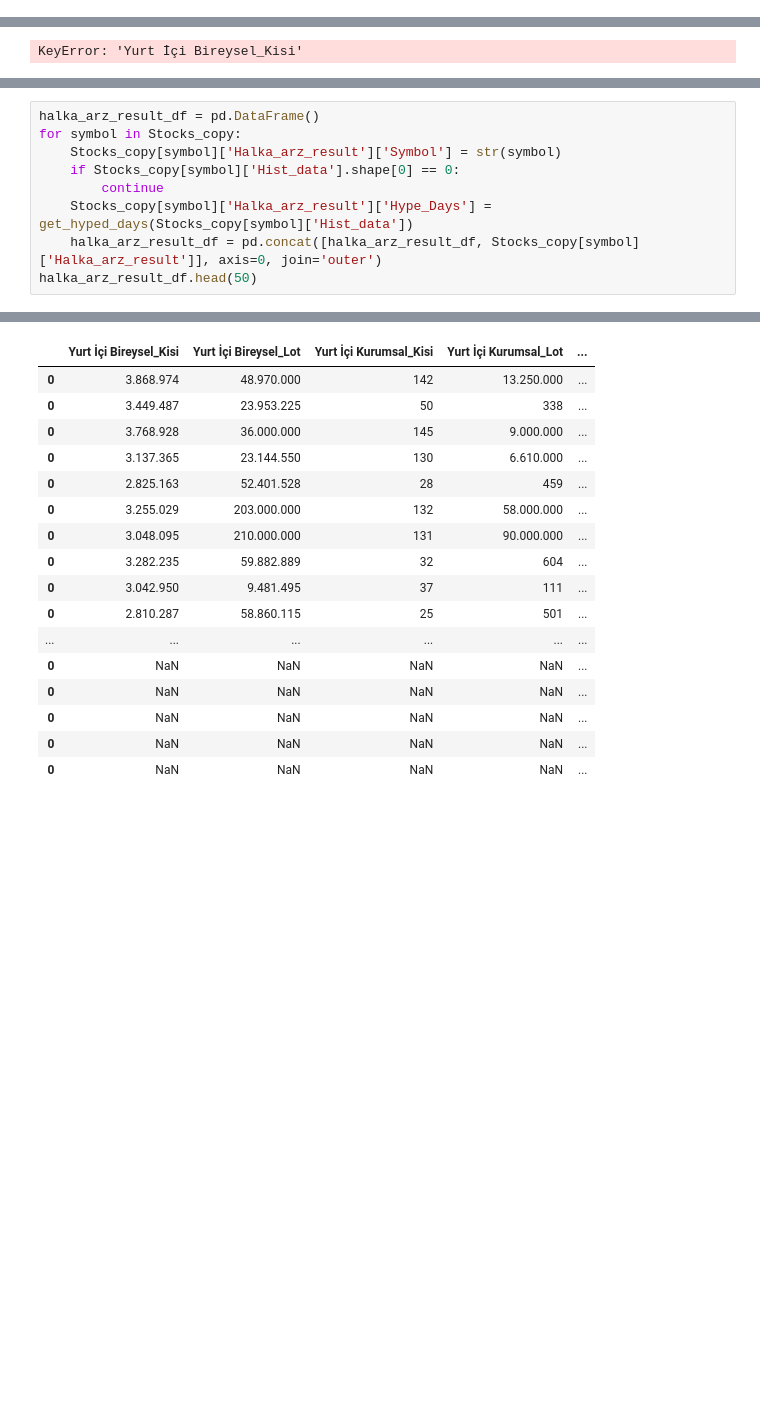
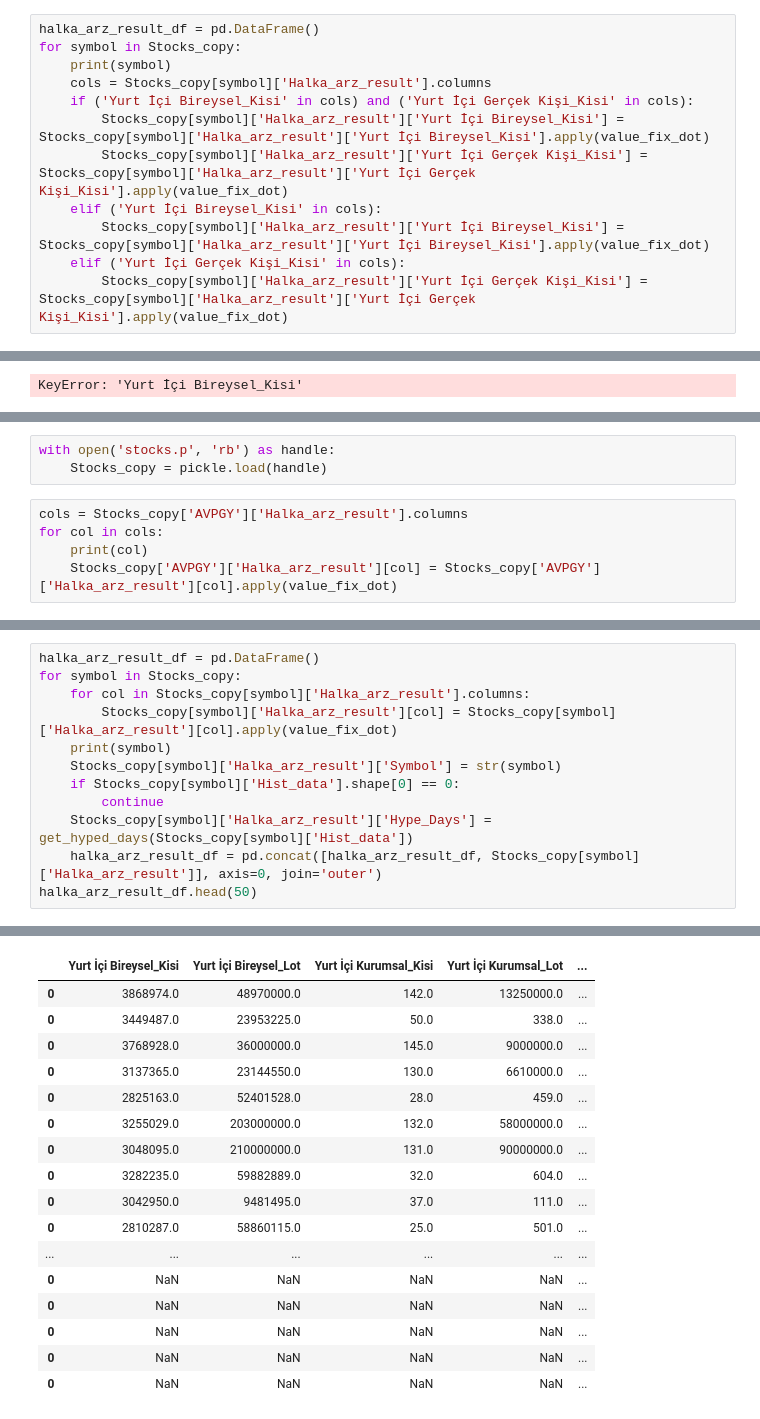
Before and after one commit to uguratli/HalkaArz, a Jupyter notebook: Halka_arz_lab.ipynb, the cells around one changed output, grey strips where cells are left out. Drawn from its saved outputs; the diff is of its cells as text; blank space fills up the shorter version.

```diff
--- a/Halka_arz_lab.ipynb
+++ b/Halka_arz_lab.ipynb
@@ -390,0 +422,12 @@ with open('stocks.p', 'rb') as handle:
+# %%
+halka_arz_result_df = pd.DataFrame()
+for symbol in Stocks_copy:
+    print(symbol)
+    cols = Stocks_copy[symbol]['Halka_arz_result'].columns
+    if ('Yurt İçi Bireysel_Kisi' in cols) and ('Yurt İçi Gerçek Kişi_Kisi' in cols):
+        Stocks_copy[symbol]['Halka_arz_result']['Yurt İçi Bireysel_Kisi'] = Stocks_copy[symbol]['Halka_arz_result']['Yurt İçi Bireysel_Kisi'].apply(value_fix_dot)
+        Stocks_copy[symbol]['Halka_arz_result']['Yurt İçi Gerçek Kişi_Kisi'] = Stocks_copy[symbol]['Halka_arz_result']['Yurt İçi Gerçek Kişi_Kisi'].apply(value_fix_dot)
+    elif ('Yurt İçi Bireysel_Kisi' in cols):
+        Stocks_copy[symbol]['Halka_arz_result']['Yurt İçi Bireysel_Kisi'] = Stocks_copy[symbol]['Halka_arz_result']['Yurt İçi Bireysel_Kisi'].apply(value_fix_dot)
+    elif ('Yurt İçi Gerçek Kişi_Kisi' in cols):
+        Stocks_copy[symbol]['Halka_arz_result']['Yurt İçi Gerçek Kişi_Kisi'] = Stocks_copy[symbol]['Halka_arz_result']['Yurt İçi Gerçek Kişi_Kisi'].apply(value_fix_dot)
@@ -418,0 +496,8 @@ KeyError: 'Yurt İçi Bireysel_Kisi'
+# %%
+with open('stocks.p', 'rb') as handle:
+    Stocks_copy = pickle.load(handle)
+# %%
+cols = Stocks_copy['AVPGY']['Halka_arz_result'].columns
+for col in cols:
+    print(col)
+    Stocks_copy['AVPGY']['Halka_arz_result'][col] = Stocks_copy['AVPGY']['Halka_arz_result'][col].apply(value_fix_dot)
@@ -419,6 +511,9 @@ KeyError: 'Yurt İçi Bireysel_Kisi'
 # %%
 halka_arz_result_df = pd.DataFrame()
 for symbol in Stocks_copy:
+    for col in Stocks_copy[symbol]['Halka_arz_result'].columns:
+        Stocks_copy[symbol]['Halka_arz_result'][col] = Stocks_copy[symbol]['Halka_arz_result'][col].apply(value_fix_dot)
+    print(symbol)
     Stocks_copy[symbol]['Halka_arz_result']['Symbol'] = str(symbol)
     if Stocks_copy[symbol]['Hist_data'].shape[0] == 0:
         continue
@@ -429,14 +541,14 @@ halka_arz_result_df.head(50)
 |  | Yurt İçi Bireysel_Kisi | Yurt İçi Bireysel_Lot | Yurt İçi Kurumsal_Kisi | Yurt İçi Kurumsal_Lot | ... |
-| 0 | 3.868.974 | 48.970.000 | 142 | 13.250.000 | ... |
-| 0 | 3.449.487 | 23.953.225 | 50 | 338 | ... |
-| 0 | 3.768.928 | 36.000.000 | 145 | 9.000.000 | ... |
-| 0 | 3.137.365 | 23.144.550 | 130 | 6.610.000 | ... |
-| 0 | 2.825.163 | 52.401.528 | 28 | 459 | ... |
-| 0 | 3.255.029 | 203.000.000 | 132 | 58.000.000 | ... |
-| 0 | 3.048.095 | 210.000.000 | 131 | 90.000.000 | ... |
-| 0 | 3.282.235 | 59.882.889 | 32 | 604 | ... |
-| 0 | 3.042.950 | 9.481.495 | 37 | 111 | ... |
-| 0 | 2.810.287 | 58.860.115 | 25 | 501 | ... |
+| 0 | 3868974.0 | 48970000.0 | 142.0 | 13250000.0 | ... |
+| 0 | 3449487.0 | 23953225.0 | 50.0 | 338.0 | ... |
+| 0 | 3768928.0 | 36000000.0 | 145.0 | 9000000.0 | ... |
+| 0 | 3137365.0 | 23144550.0 | 130.0 | 6610000.0 | ... |
+| 0 | 2825163.0 | 52401528.0 | 28.0 | 459.0 | ... |
+| 0 | 3255029.0 | 203000000.0 | 132.0 | 58000000.0 | ... |
+| 0 | 3048095.0 | 210000000.0 | 131.0 | 90000000.0 | ... |
+| 0 | 3282235.0 | 59882889.0 | 32.0 | 604.0 | ... |
+| 0 | 3042950.0 | 9481495.0 | 37.0 | 111.0 | ... |
+| 0 | 2810287.0 | 58860115.0 | 25.0 | 501.0 | ... |
 | ... | ... | ... | ... | ... | ... |
 | 0 | NaN | NaN | NaN | NaN | ... |
 | 0 | NaN | NaN | NaN | NaN | ... |
```
Also changed, not shown: parts of 19 cells of this notebook.
